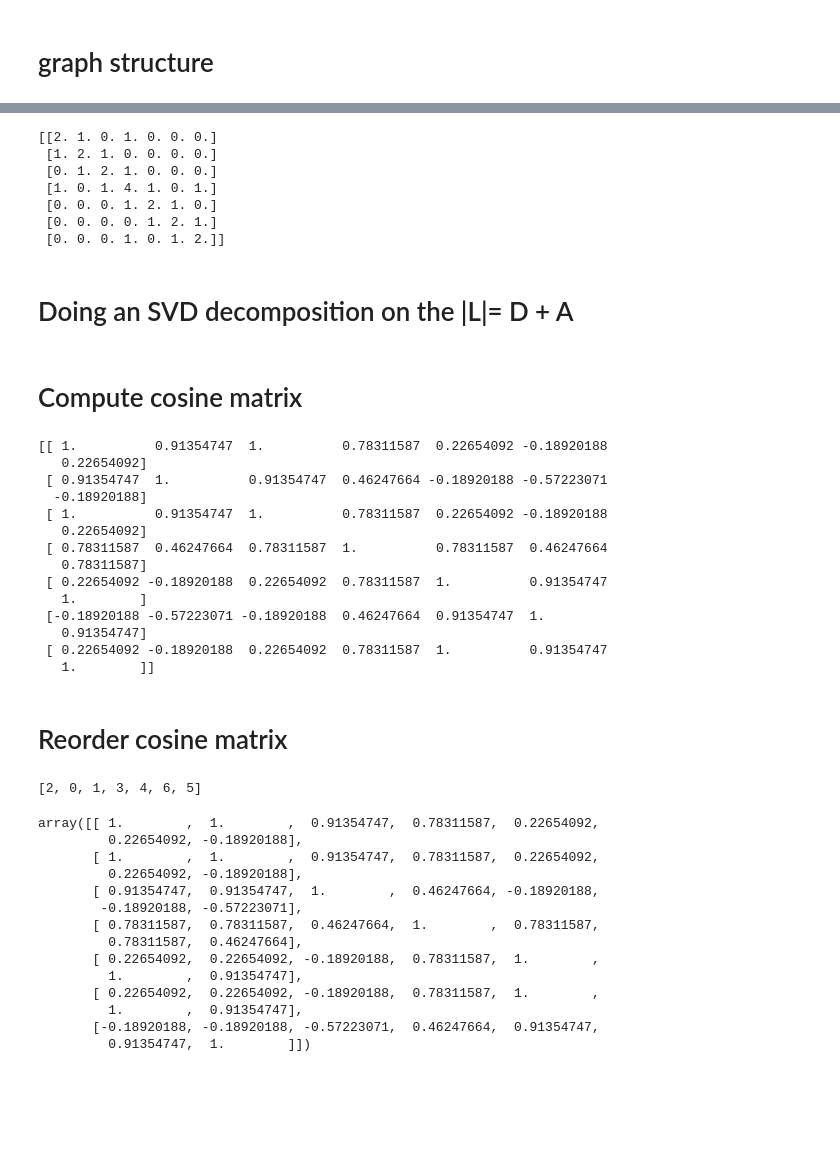
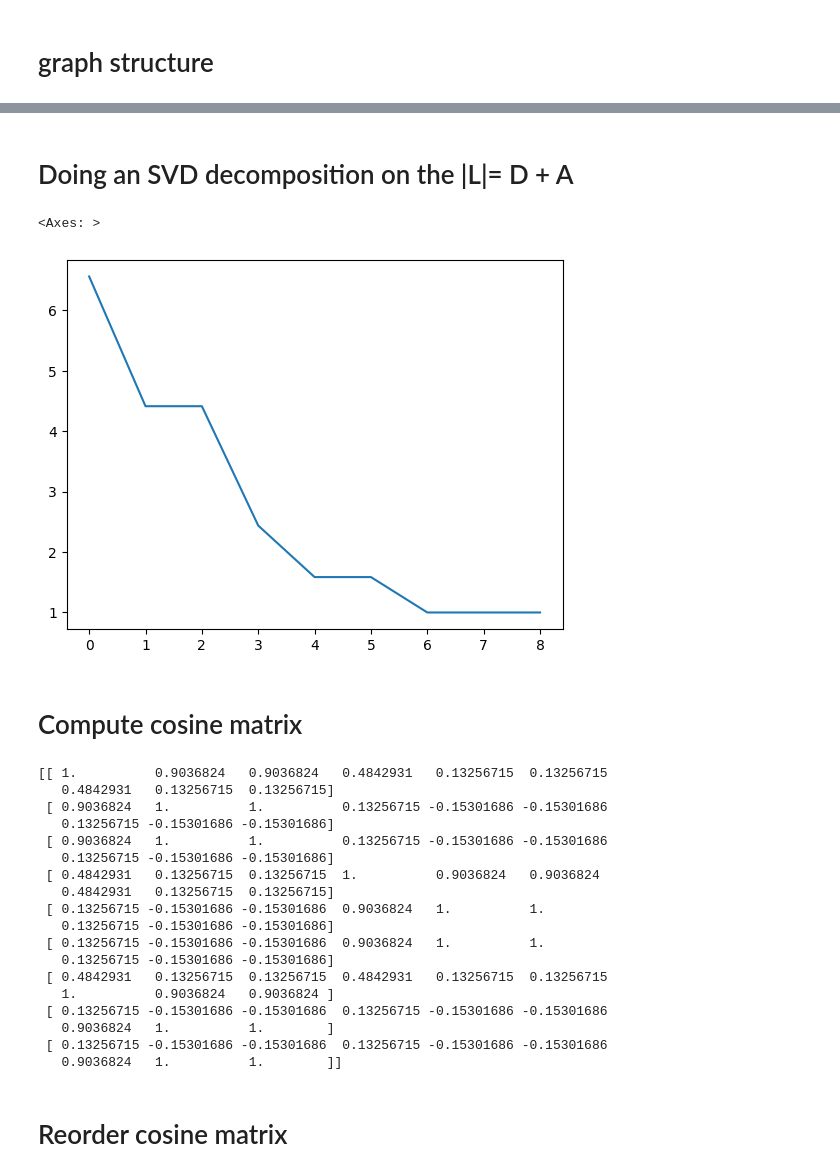
Before and after one commit to xiao278/svd_applications, a Jupyter notebook: community_detection_implementation.ipynb, the cells around one changed output, grey strips where cells are left out. Drawn from its saved outputs; the diff is of its cells as text; code cells hidden in the pictures; blank space fills up the shorter version.

```diff
--- a/community_detection_implementation.ipynb
+++ b/community_detection_implementation.ipynb
@@ -48,19 +80,13 @@ draw_graph(A)
-# %%
-print(L_ABS)
-# %% [output]
-[[2. 1. 0. 1. 0. 0. 0.]
- [1. 2. 1. 0. 0. 0. 0.]
- [0. 1. 2. 1. 0. 0. 0.]
- [1. 0. 1. 4. 1. 0. 1.]
- [0. 0. 0. 1. 2. 1. 0.]
- [0. 0. 0. 0. 1. 2. 1.]
- [0. 0. 0. 1. 0. 1. 2.]]
 # %% [markdown]
 # Doing an SVD decomposition on the |L|= D + A
 # %%
 L_ABS = D + A
-U, S, V = np.linalg.svd(L_ABS)
+U, S, Vt = np.linalg.svd(L_ABS)
+V = Vt.T
 S = np.diag(S)
-U_k = U[:,0:k]
-S_k = S[0:k,0:k]
-V_k = V[0:k,:]
+# %%
+svs = np.diag(S)
+sns.lineplot(svs)
+# %% [output]
+<Axes: >
+[figure, added]
@@ -68,7 +99,7 @@ V_k = V[0:k,:]
 # Compute cosine matrix
 # %%
 CM = np.zeros((m,n))
-vectors = S_k @ V_k
+vectors = S_k @ V_k.T
 for i in range(0,vectors.shape[1]):
     for j in range(i+1, vectors.shape[1]):
         u = vectors[:,i]
@@ -80,20 +111,24 @@ np.fill_diagonal(CM, 1)
 
 print(CM)
 # %% [output]
-[[ 1.          0.91354747  1.          0.78311587  0.22654092 -0.18920188
-   0.22654092]
- [ 0.91354747  1.          0.91354747  0.46247664 -0.18920188 -0.57223071
-  -0.18920188]
- [ 1.          0.91354747  1.          0.78311587  0.22654092 -0.18920188
-   0.22654092]
- [ 0.78311587  0.46247664  0.78311587  1.          0.78311587  0.46247664
-   0.78311587]
- [ 0.22654092 -0.18920188  0.22654092  0.78311587  1.          0.91354747
-   1.        ]
- [-0.18920188 -0.57223071 -0.18920188  0.46247664  0.91354747  1.
-   0.91354747]
- [ 0.22654092 -0.18920188  0.22654092  0.78311587  1.          0.91354747
-   1.        ]]
+[[ 1.          0.9036824   0.9036824   0.4842931   0.13256715  0.13256715
+   0.4842931   0.13256715  0.13256715]
+ [ 0.9036824   1.          1.          0.13256715 -0.15301686 -0.15301686
+   0.13256715 -0.15301686 -0.15301686]
+ [ 0.9036824   1.          1.          0.13256715 -0.15301686 -0.15301686
+   0.13256715 -0.15301686 -0.15301686]
+ [ 0.4842931   0.13256715  0.13256715  1.          0.9036824   0.9036824
+   0.4842931   0.13256715  0.13256715]
+ [ 0.13256715 -0.15301686 -0.15301686  0.9036824   1.          1.
+   0.13256715 -0.15301686 -0.15301686]
+ [ 0.13256715 -0.15301686 -0.15301686  0.9036824   1.          1.
+   0.13256715 -0.15301686 -0.15301686]
+ [ 0.4842931   0.13256715  0.13256715  0.4842931   0.13256715  0.13256715
+   1.          0.9036824   0.9036824 ]
+ [ 0.13256715 -0.15301686 -0.15301686  0.13256715 -0.15301686 -0.15301686
+   0.9036824   1.          1.        ]
+ [ 0.13256715 -0.15301686 -0.15301686  0.13256715 -0.15301686 -0.15301686
+   0.9036824   1.          1.        ]]
 # %% [markdown]
 # Reorder cosine matrix
 # %%
@@ -115,24 +150,6 @@ while(len(indices) > 1):
     CM_COPY = CM_COPY[1:,1:]
 INDEX.append(indices[0])
 del CM_COPY
-print(INDEX)
 CM_REORDERED = CM[np.ix_(INDEX, INDEX)]
-CM_REORDERED
 
 # this only mismatches the paper's example because vertex 2 is exactly similar to vertex 0 so their ordering doesnt matter
-# %% [output]
-[2, 0, 1, 3, 4, 6, 5]
-array([[ 1.        ,  1.        ,  0.91354747,  0.78311587,  0.22654092,
-         0.22654092, -0.18920188],
-       [ 1.        ,  1.        ,  0.91354747,  0.78311587,  0.22654092,
-         0.22654092, -0.18920188],
-       [ 0.91354747,  0.91354747,  1.        ,  0.46247664, -0.18920188,
-        -0.18920188, -0.57223071],
-       [ 0.78311587,  0.78311587,  0.46247664,  1.        ,  0.78311587,
-         0.78311587,  0.46247664],
-       [ 0.22654092,  0.22654092, -0.18920188,  0.78311587,  1.        ,
-         1.        ,  0.91354747],
-       [ 0.22654092,  0.22654092, -0.18920188,  0.78311587,  1.        ,
-         1.        ,  0.91354747],
-       [-0.18920188, -0.18920188, -0.57223071,  0.46247664,  0.91354747,
-         0.91354747,  1.        ]])
```
Also changed, not shown: parts of 12 cells of this notebook, 1 other file.
